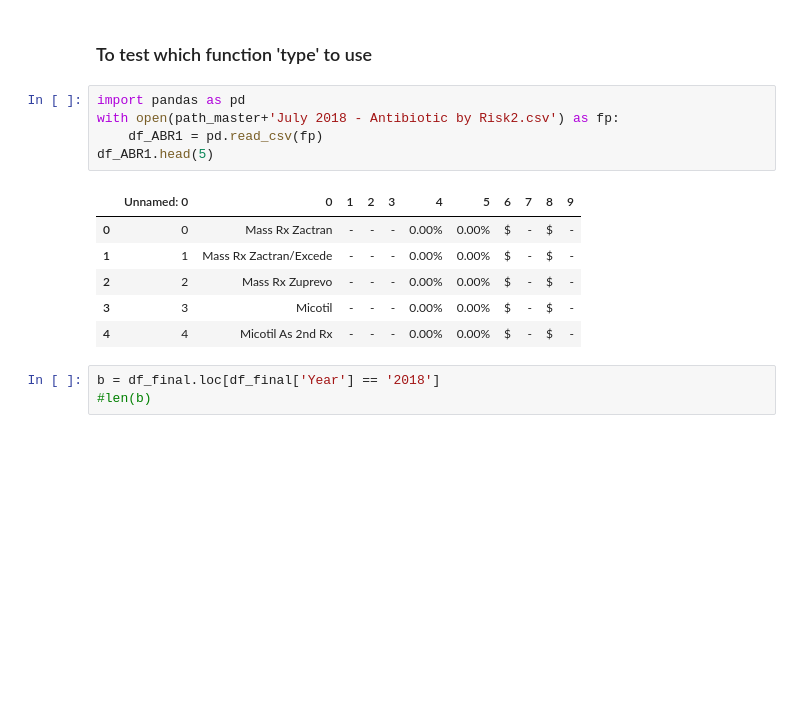
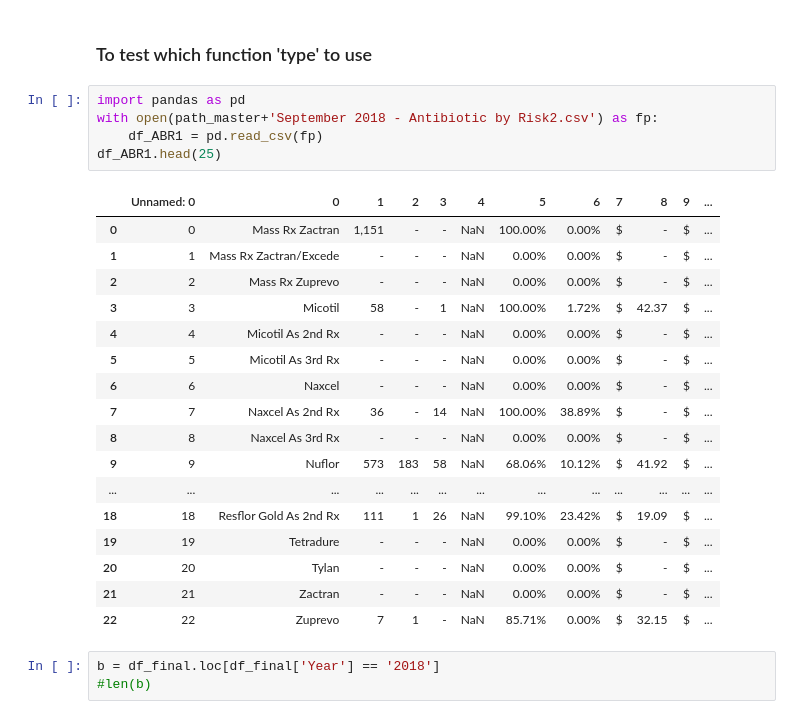
Before and after one commit to end2122/ZoetisCapstone, a Jupyter notebook: Antibiotics_by_Risk.ipynb, the cells around one changed output. Cells and saved outputs as stored; diff of their text form; blank space fills up the shorter version.

Commit message:
working on September 2018

```diff
--- a/Antibiotics_by_Risk.ipynb
+++ b/Antibiotics_by_Risk.ipynb
@@ -342,16 +426,27 @@ df_ABR.to_csv(path_master+"/df_ABR.csv")
 ### To test which function 'type' to use
 # %%
 import pandas as pd
-with open(path_master+'July 2018 - Antibiotic by Risk2.csv') as fp:
+with open(path_master+'September 2018 - Antibiotic by Risk2.csv') as fp:
     df_ABR1 = pd.read_csv(fp)
-df_ABR1.head(5)
+df_ABR1.head(25)
 # %% [output]
-|  | Unnamed: 0 | 0 | 1 | 2 | 3 | 4 | 5 | 6 | 7 | 8 | 9 |
-| 0 | 0 | Mass Rx Zactran | - | - | - | 0.00% | 0.00% | $ | - | $ | - |
-| 1 | 1 | Mass Rx Zactran/Excede | - | - | - | 0.00% | 0.00% | $ | - | $ | - |
-| 2 | 2 | Mass Rx Zuprevo | - | - | - | 0.00% | 0.00% | $ | - | $ | - |
-| 3 | 3 | Micotil | - | - | - | 0.00% | 0.00% | $ | - | $ | - |
-| 4 | 4 | Micotil As 2nd Rx | - | - | - | 0.00% | 0.00% | $ | - | $ | - |
+|  | Unnamed: 0 | 0 | 1 | 2 | 3 | 4 | 5 | 6 | 7 | 8 | 9 | ... |
+| 0 | 0 | Mass Rx Zactran | 1,151 | - | - | NaN | 100.00% | 0.00% | $ | - | $ | ... |
+| 1 | 1 | Mass Rx Zactran/Excede | - | - | - | NaN | 0.00% | 0.00% | $ | - | $ | ... |
+| 2 | 2 | Mass Rx Zuprevo | - | - | - | NaN | 0.00% | 0.00% | $ | - | $ | ... |
+| 3 | 3 | Micotil | 58 | - | 1 | NaN | 100.00% | 1.72% | $ | 42.37 | $ | ... |
+| 4 | 4 | Micotil As 2nd Rx | - | - | - | NaN | 0.00% | 0.00% | $ | - | $ | ... |
+| 5 | 5 | Micotil As 3rd Rx | - | - | - | NaN | 0.00% | 0.00% | $ | - | $ | ... |
+| 6 | 6 | Naxcel | - | - | - | NaN | 0.00% | 0.00% | $ | - | $ | ... |
+| 7 | 7 | Naxcel As 2nd Rx | 36 | - | 14 | NaN | 100.00% | 38.89% | $ | - | $ | ... |
+| 8 | 8 | Naxcel As 3rd Rx | - | - | - | NaN | 0.00% | 0.00% | $ | - | $ | ... |
+| 9 | 9 | Nuflor | 573 | 183 | 58 | NaN | 68.06% | 10.12% | $ | 41.92 | $ | ... |
+| ... | ... | ... | ... | ... | ... | ... | ... | ... | ... | ... | ... | ... |
+| 18 | 18 | Resflor Gold As 2nd Rx | 111 | 1 | 26 | NaN | 99.10% | 23.42% | $ | 19.09 | $ | ... |
+| 19 | 19 | Tetradure | - | - | - | NaN | 0.00% | 0.00% | $ | - | $ | ... |
+| 20 | 20 | Tylan | - | - | - | NaN | 0.00% | 0.00% | $ | - | $ | ... |
+| 21 | 21 | Zactran | - | - | - | NaN | 0.00% | 0.00% | $ | - | $ | ... |
+| 22 | 22 | Zuprevo | 7 | 1 | - | NaN | 85.71% | 0.00% | $ | 32.15 | $ | ... |
 # %%
 b = df_final.loc[df_final['Year'] == '2018']
 #len(b)
```
Also changed, not shown: parts of 3 cells of this notebook.
